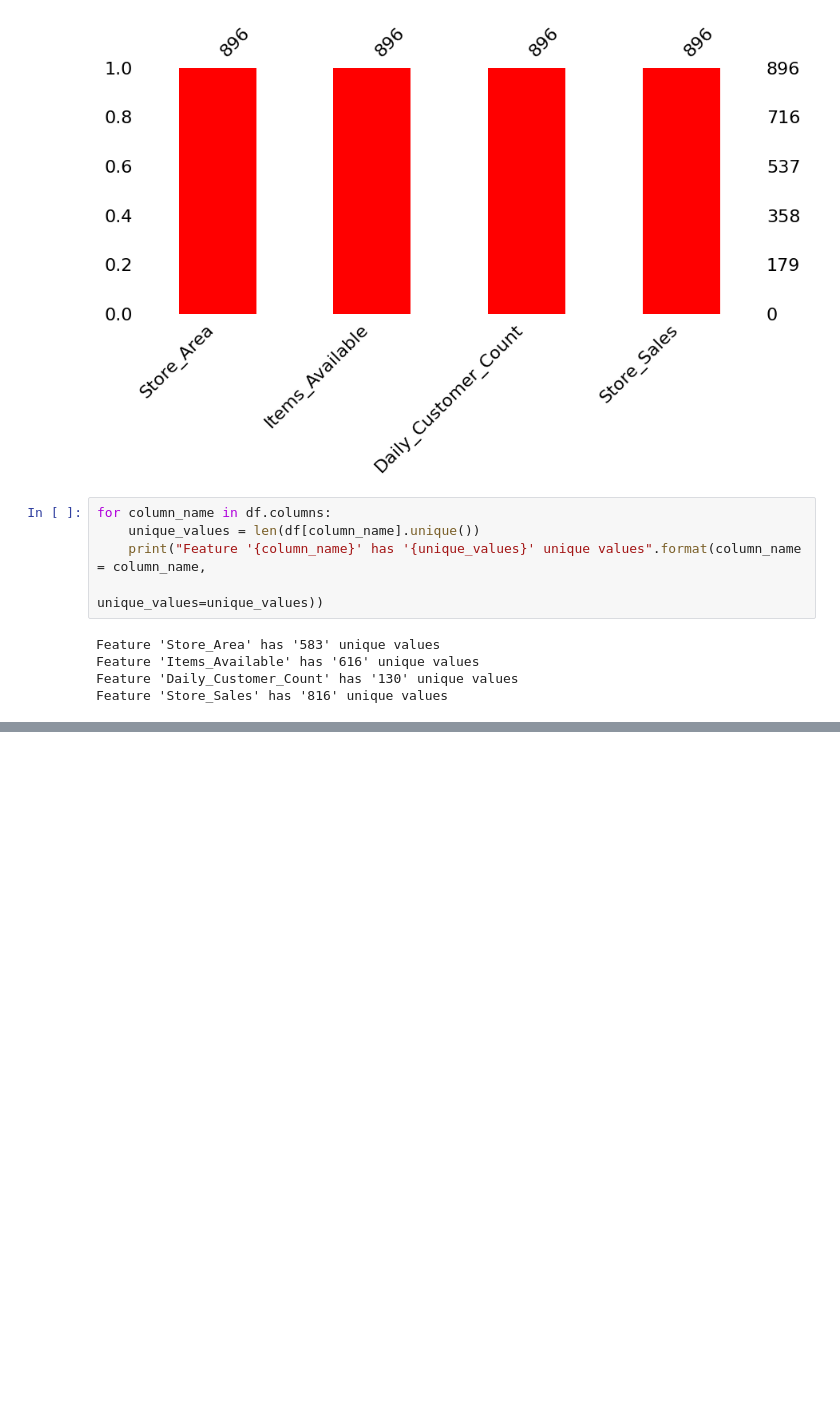
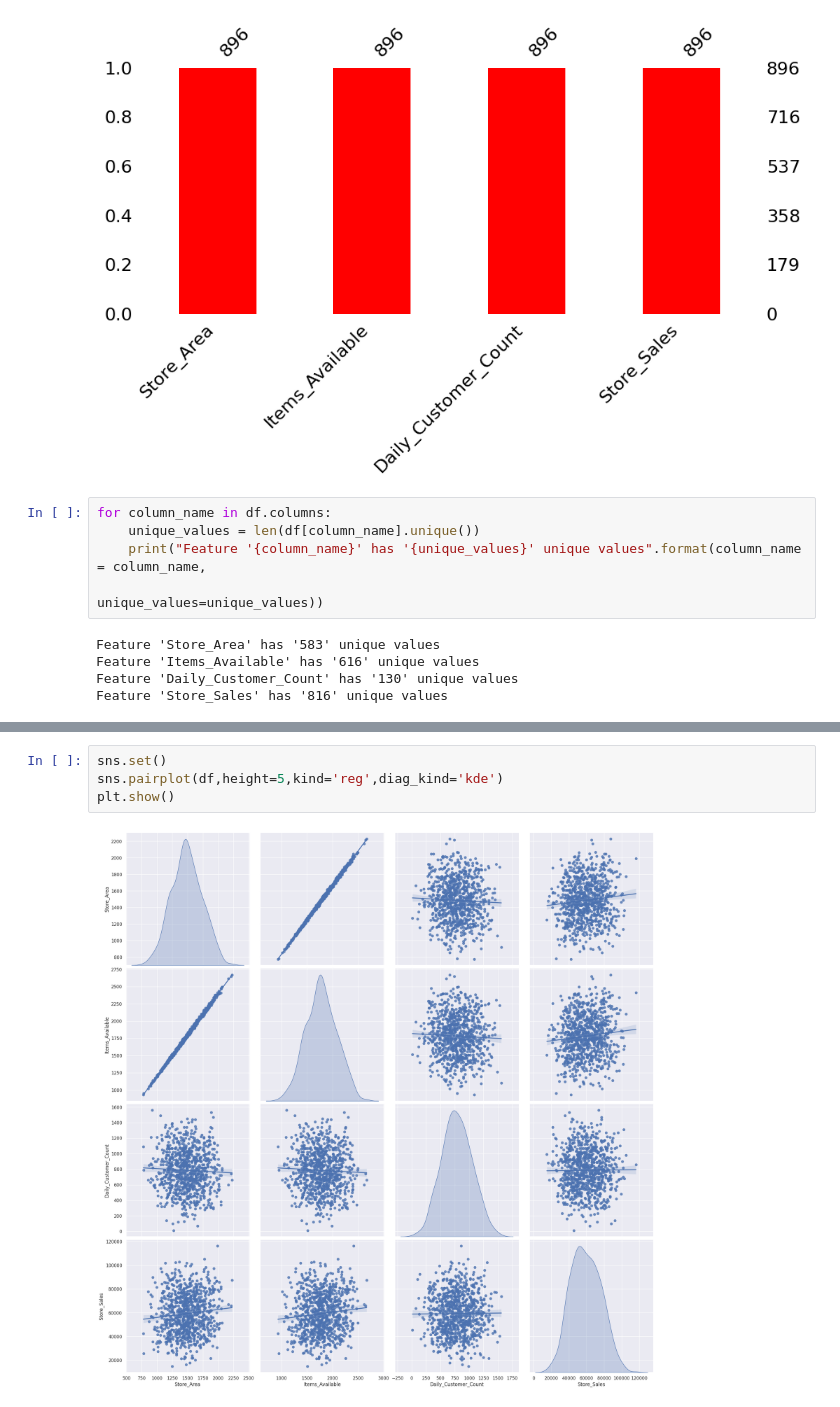
Before and after one commit to MohammedAnasKK/Mohammed-Anas-MBA, a Jupyter notebook: First Store Data Analysis.ipynb, the cells around one changed output, grey strips where cells are left out. Saved outputs shown, nothing was run; the diff lists cells and outputs as text; blank space fills up the shorter version.

```diff
--- a/First Store Data Analysis.ipynb
+++ b/First Store Data Analysis.ipynb
@@ -92,0 +96,6 @@ for column_name in df.columns:
+# %%
+sns.set()
+sns.pairplot(df,height=5,kind='reg',diag_kind='kde')
+plt.show()
+# %% [output]
+[figure, added]
```
Also changed, not shown: parts of 2 cells of this notebook.
